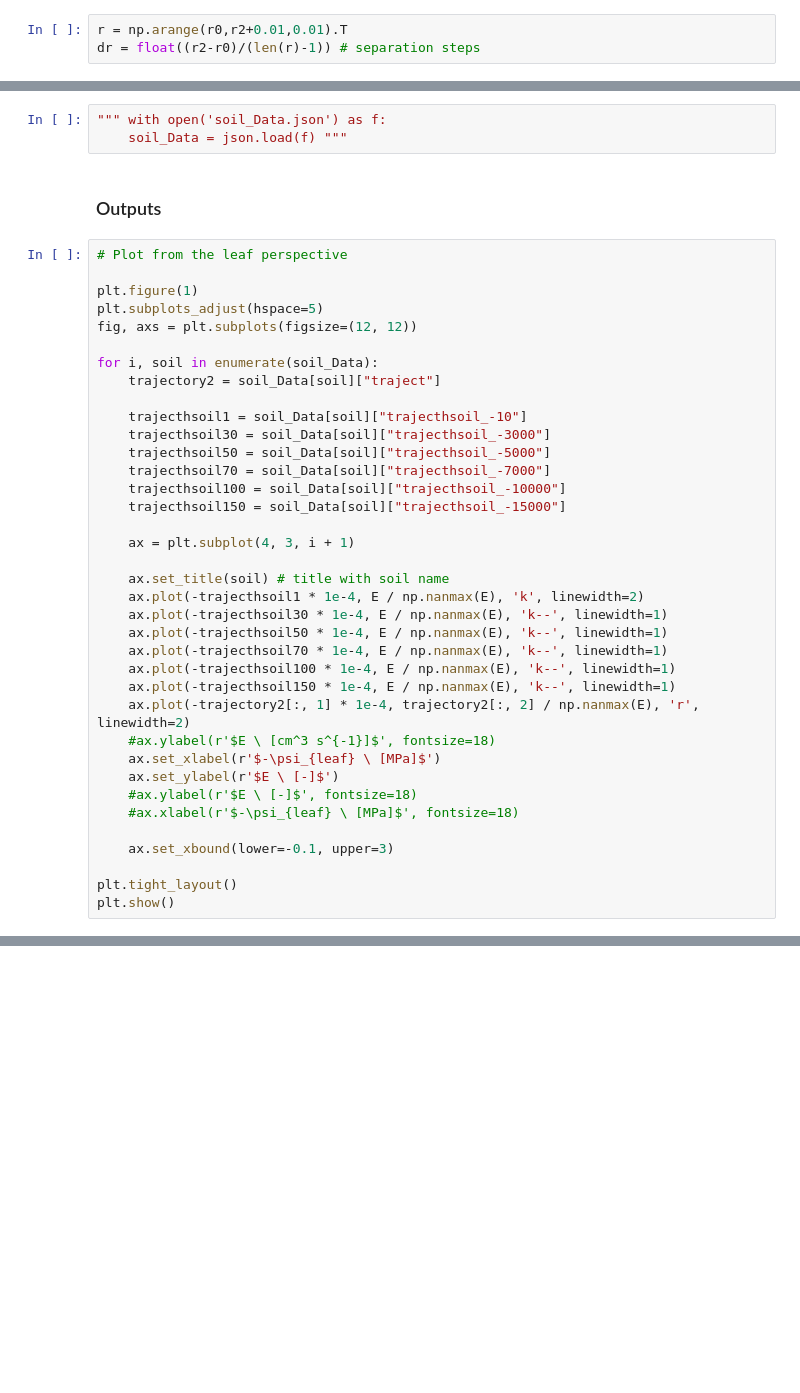
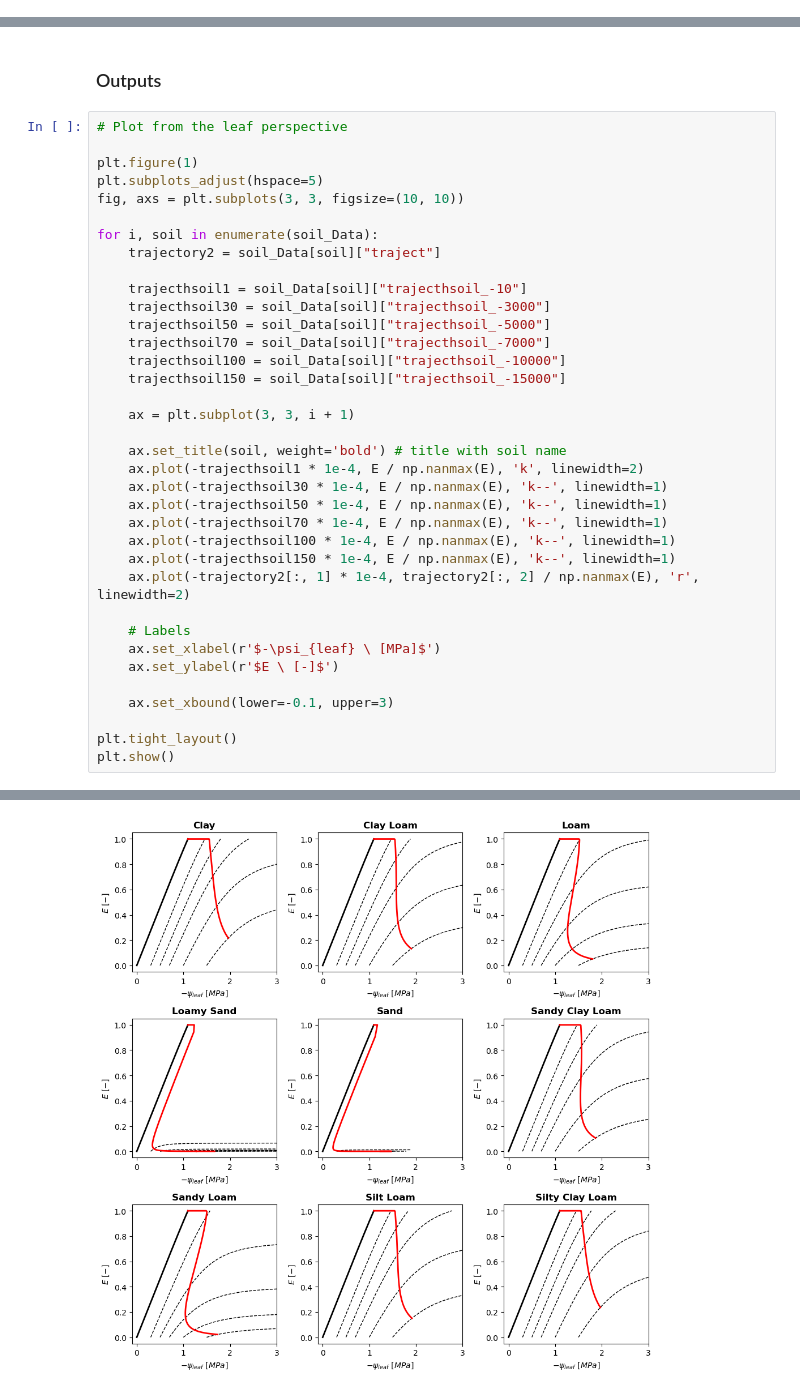
Before and after one commit to eileenluciawaeber/SoilPlantModelling, a Jupyter notebook: Soil_Data.ipynb, the cells around one changed output, grey strips where cells are left out. Cells and saved outputs as stored; diff of their text form; blank space fills up the shorter version.

Commit message:
Make soil_Data pretty

```diff
--- a/Soil_Data.ipynb
+++ b/Soil_Data.ipynb
@@ -33,3 +32,0 @@ radial rhizosphere domain
-# %%
-r = np.arange(r0,r2+0.01,0.01).T
-dr = float((r2-r0)/(len(r)-1)) # separation steps
@@ -119,6 +113,3 @@ Load data from json file
-# %%
-""" with open('soil_Data.json') as f:
-    soil_Data = json.load(f) """
 # %% [markdown]
 ### Outputs
 # %%
@@ -126,7 +117,7 @@ Load data from json file
 
 plt.figure(1)
 plt.subplots_adjust(hspace=5)
-fig, axs = plt.subplots(figsize=(12, 12))
+fig, axs = plt.subplots(3, 3, figsize=(10, 10))
 
 for i, soil in enumerate(soil_Data):
     trajectory2 = soil_Data[soil]["traject"]
@@ -138,9 +129,9 @@ for i, soil in enumerate(soil_Data):
     trajecthsoil100 = soil_Data[soil]["trajecthsoil_-10000"]
     trajecthsoil150 = soil_Data[soil]["trajecthsoil_-15000"]
 
-    ax = plt.subplot(4, 3, i + 1)
+    ax = plt.subplot(3, 3, i + 1)
 
-    ax.set_title(soil) # title with soil name
+    ax.set_title(soil, weight='bold') # title with soil name
     ax.plot(-trajecthsoil1 * 1e-4, E / np.nanmax(E), 'k', linewidth=2)
     ax.plot(-trajecthsoil30 * 1e-4, E / np.nanmax(E), 'k--', linewidth=1)
     ax.plot(-trajecthsoil50 * 1e-4, E / np.nanmax(E), 'k--', linewidth=1)
@@ -148,13 +139,13 @@ for i, soil in enumerate(soil_Data):
     ax.plot(-trajecthsoil100 * 1e-4, E / np.nanmax(E), 'k--', linewidth=1)
     ax.plot(-trajecthsoil150 * 1e-4, E / np.nanmax(E), 'k--', linewidth=1)
     ax.plot(-trajectory2[:, 1] * 1e-4, trajectory2[:, 2] / np.nanmax(E), 'r', linewidth=2)
-    #ax.ylabel(r'$E \ [cm^3 s^{-1}]$', fontsize=18)
+
+    # Labels
     ax.set_xlabel(r'$-\psi_{leaf} \ [MPa]$')
     ax.set_ylabel(r'$E \ [-]$')
-    #ax.ylabel(r'$E \ [-]$', fontsize=18)
-    #ax.xlabel(r'$-\psi_{leaf} \ [MPa]$', fontsize=18)
 
     ax.set_xbound(lower=-0.1, upper=3)
 
 plt.tight_layout()
 plt.show()
+# %% [output]
@@ -161,3 +153,4 @@ plt.show()
+[figure, added]
 # %%
 # Plot from the soil perspective
 
```
Also changed, not shown: parts of 12 cells of this notebook, 2 other files.
